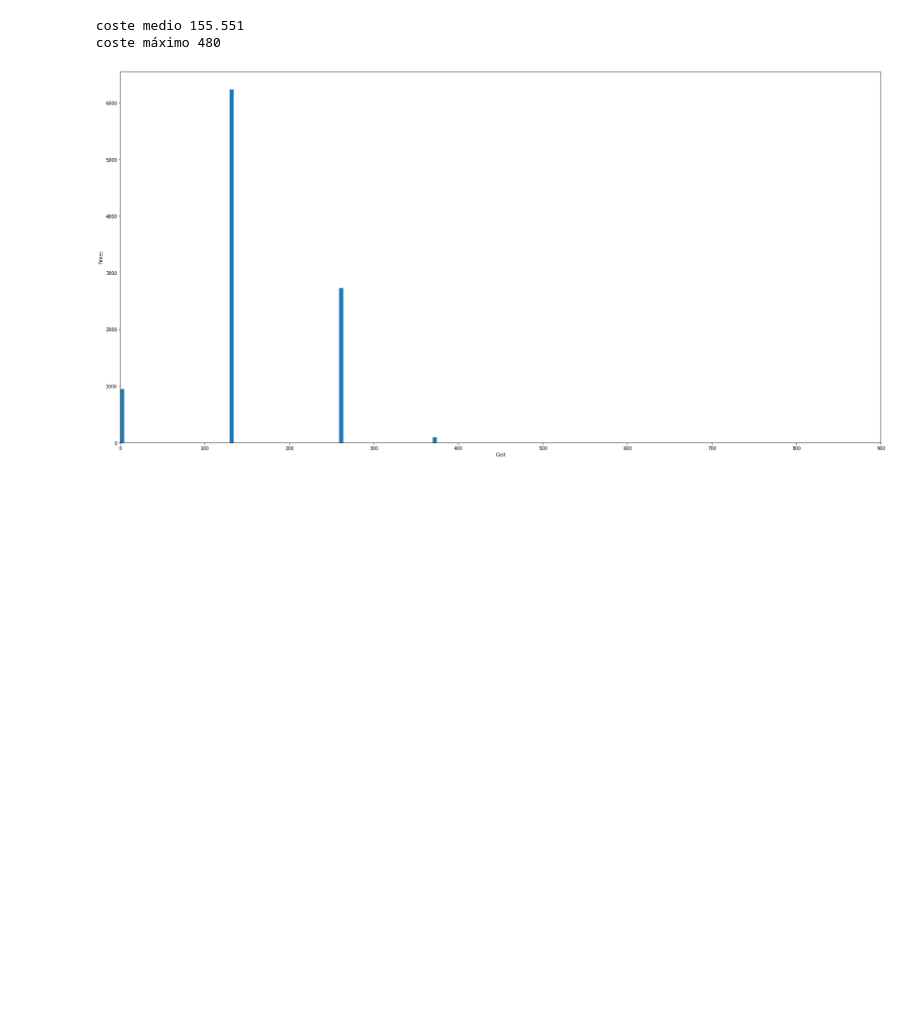
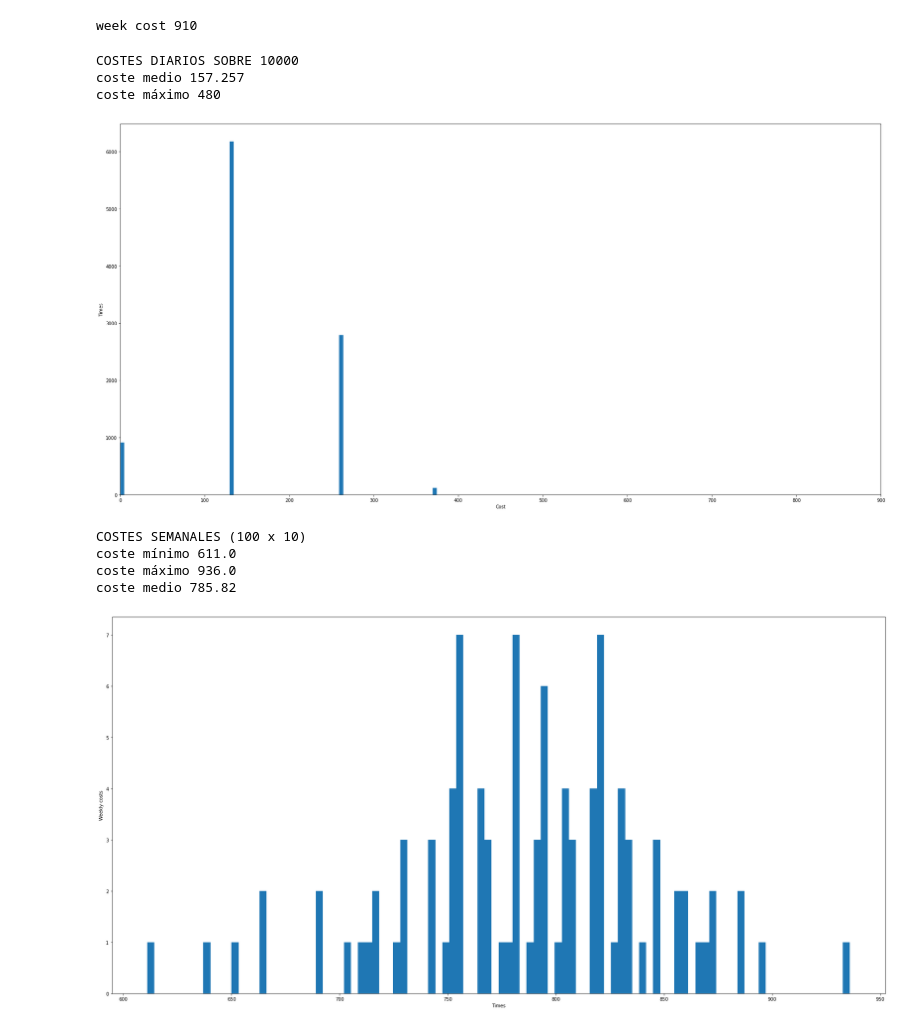
Before and after one commit to j-plou/ejercicios, a Jupyter notebook: datos_univariados_2/solution.ipynb, the cells around one changed output. Saved outputs shown, nothing was run; the diff lists cells and outputs as text; code cells hidden in the pictures; blank space fills up the shorter version.

```diff
--- a/datos_univariados_2/solution.ipynb
+++ b/datos_univariados_2/solution.ipynb
@@ -35,11 +32,11 @@ def get_cost_by_chance():
     day_cost = 0
 
     for j in range(total_analysts):
-        analyst_have_to_work = np.random.random()
+        analyst_has_to_work = np.random.random()
 
-        if analyst_have_to_work <= analyst_chance:
-            job_time = random.randrange(min_job_time*10, (max_job_time+1)*10) / 10
-            nodes_in_use = nodes_in_use + (job_time /node_capacity)
+        if analyst_has_to_work <= analyst_chance:
+            job_time = np.random.uniform(min_job_time, max_job_time)
+            nodes_in_use = nodes_in_use + (job_time/node_capacity)
 
     for i in range(math.ceil(nodes_in_use)):
         if i < 2:
@@ -56,6 +53,16 @@ def get_montecarlo_costs(num_trials: int):
         costs.append(get_cost_by_chance())
 
     return costs
+
+week_cost = 0
+for h in range(5):
+    day_cost = get_cost_by_chance()
+    week_cost = week_cost + day_cost
+
+
+print("week cost", week_cost)
+# %% [output]
+week cost 910
 # %%
 result = get_montecarlo_costs(10000)
 
@@ -65,12 +72,40 @@ plt.ylabel('Times')
 plt.xlim(0,900)
 _ = plt.hist(result, bins=100)
 
+print("COSTES DIARIOS SOBRE 10000")
 print("coste medio", sum(result) / len(result))
 print("coste máximo", max(result))
 # %% [output]
-coste medio 155.551
+COSTES DIARIOS SOBRE 10000
+coste medio 157.257
 coste máximo 480
 [figure]
+# %%
+weeks = []
+
+for j in range(100):
+    weekcost = 0
+    for i in range(5):
+        result = get_montecarlo_costs(10)
+        weekcost = weekcost + (sum(result) / len(result))
+
+    weeks.append(weekcost)
+
+print("COSTES SEMANALES (100 x 10)")
+print("coste mínimo", round(min(weeks), 2))
+print("coste máximo", round(max(weeks), 2))
+print("coste medio", round(sum(weeks) / len(weeks), 2))
+
+plt.figure(figsize=(30, 15))
+plt.xlabel('Times')
+plt.ylabel('Weekly costs')
+_ = plt.hist(weeks, bins=100)
+# %% [output]
+COSTES SEMANALES (100 x 10)
+coste mínimo 611.0
+coste máximo 936.0
+coste medio 785.82
+[figure, added]
 # %%
 weeks = []
 
```
Also changed, not shown: parts of 3 cells of this notebook.
